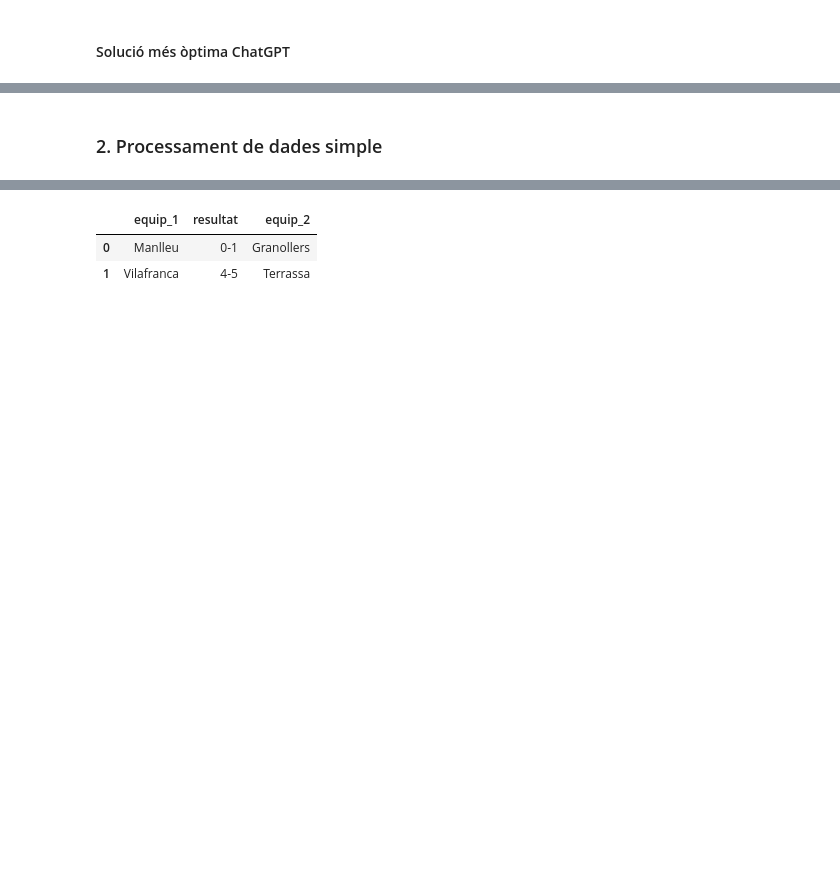
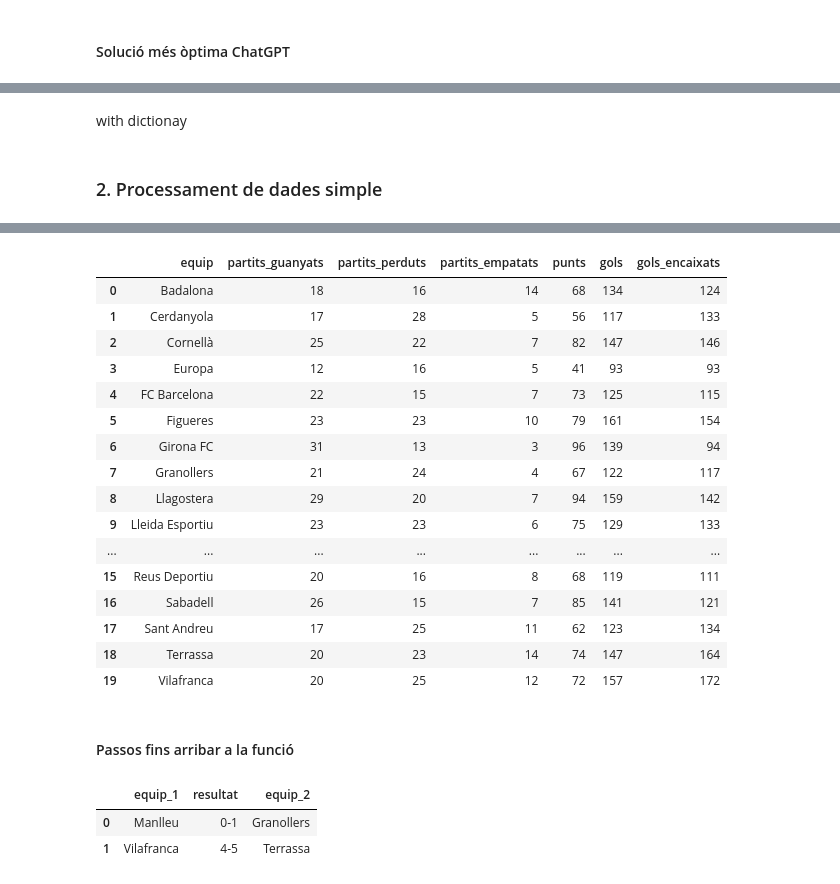
Before and after one commit to sabispb/it-academy-data-analytics, a Jupyter notebook: Python/Sprint 09_Creacio FuncionsEstructuresDadesBucles/S09.ipynb, the cells around one changed output, grey strips where cells are left out. Drawn from its saved outputs; the diff is of its cells as text; code cells hidden in the pictures; blank space fills up the shorter version.

```diff
--- a/Python/Sprint 09_Creacio FuncionsEstructuresDadesBucles/S09.ipynb
+++ b/Python/Sprint 09_Creacio FuncionsEstructuresDadesBucles/S09.ipynb
@@ -705 +758,3 @@ Generated password: Noq#_y^U3"
 Password copied to clipboard ✔
+# %% [markdown]
+with dictionay
@@ -724,3 +852,26 @@ Pots utilitzar el format que et sigui més convenient.
+# %%
+df_resultats = resultats_partits('historic partits.txt')
+df_resultats
+# %% [output]
+|  | equip | partits_guanyats | partits_perduts | partits_empatats | punts | gols | gols_encaixats |
+| 0 | Badalona | 18 | 16 | 14 | 68 | 134 | 124 |
+| 1 | Cerdanyola | 17 | 28 | 5 | 56 | 117 | 133 |
+| 2 | Cornellà | 25 | 22 | 7 | 82 | 147 | 146 |
+| 3 | Europa | 12 | 16 | 5 | 41 | 93 | 93 |
+| 4 | FC Barcelona | 22 | 15 | 7 | 73 | 125 | 115 |
+| 5 | Figueres | 23 | 23 | 10 | 79 | 161 | 154 |
+| 6 | Girona FC | 31 | 13 | 3 | 96 | 139 | 94 |
+| 7 | Granollers | 21 | 24 | 4 | 67 | 122 | 117 |
+| 8 | Llagostera | 29 | 20 | 7 | 94 | 159 | 142 |
+| 9 | Lleida Esportiu | 23 | 23 | 6 | 75 | 129 | 133 |
+| ... | ... | ... | ... | ... | ... | ... | ... |
+| 15 | Reus Deportiu | 20 | 16 | 8 | 68 | 119 | 111 |
+| 16 | Sabadell | 26 | 15 | 7 | 85 | 141 | 121 |
+| 17 | Sant Andreu | 17 | 25 | 11 | 62 | 123 | 134 |
+| 18 | Terrassa | 20 | 23 | 14 | 74 | 147 | 164 |
+| 19 | Vilafranca | 20 | 25 | 12 | 72 | 157 | 172 |
+# %% [markdown]
+#### Passos fins arribar a la funció
 # %%
 df = pd.read_csv('historic partits.txt', sep='\t', header=None, names=['equip_1', 'resultat','equip_2'])
 df.head(2)
```
Also changed, not shown: parts of 41 cells of this notebook.
